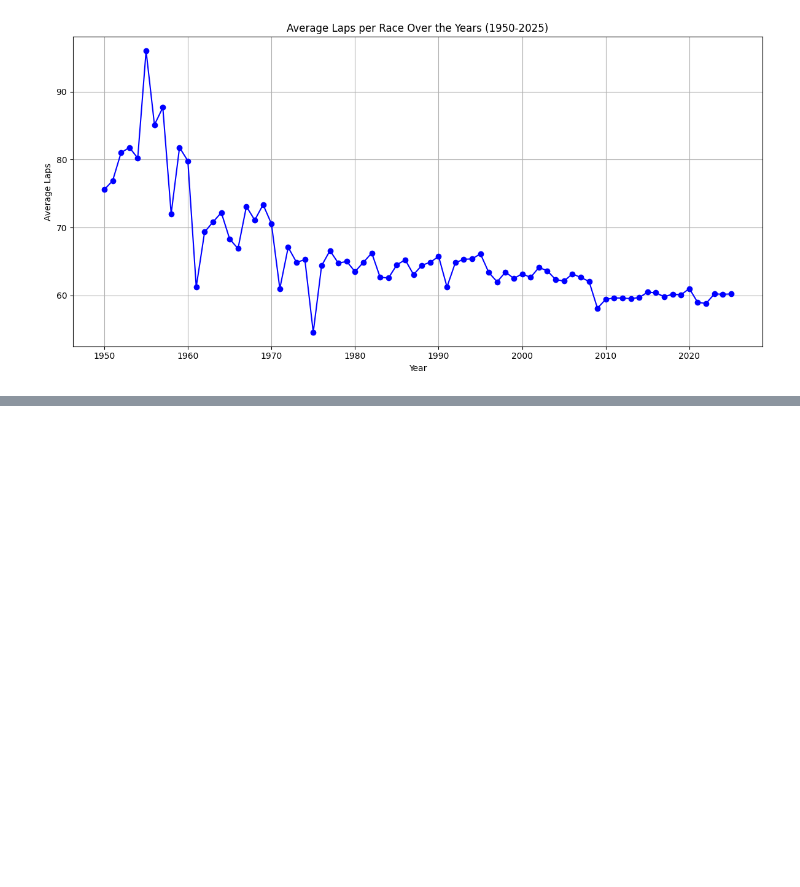
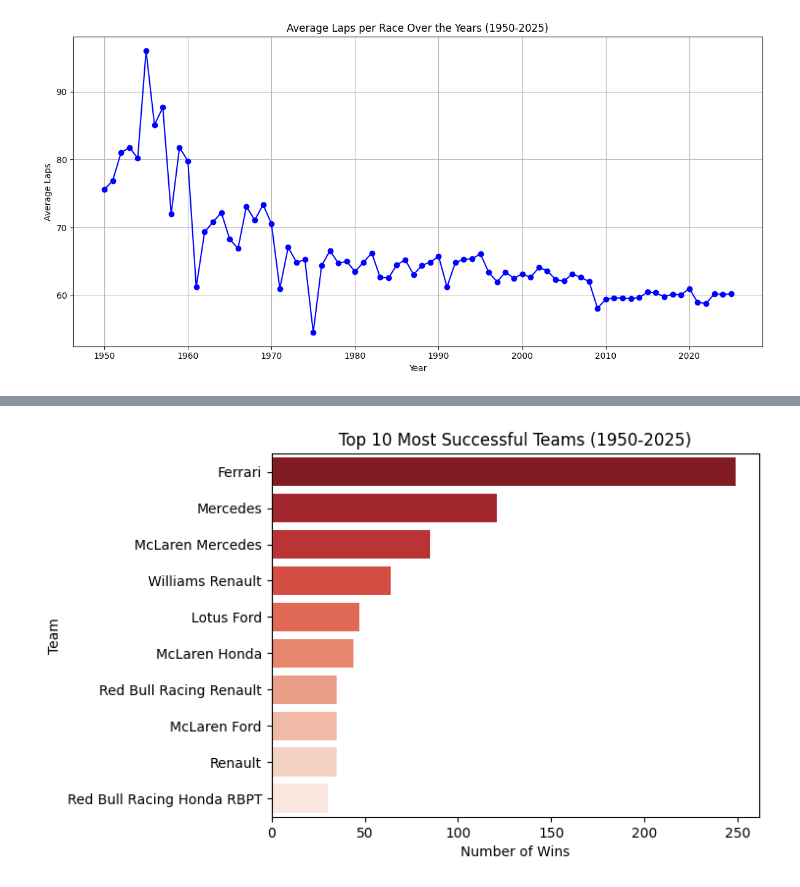
Before and after one commit to kxrrym03/Formula1-Analysis-, a Jupyter notebook: Formula1.ipynb, the cells around one changed output, grey strips where cells are left out. Drawn from its saved outputs; the diff is of its cells as text; code cells hidden in the pictures; blank space fills up the shorter version.

```diff
--- a/Formula1.ipynb
+++ b/Formula1.ipynb
@@ -155,0 +194,12 @@ plt.show()
+# %%
+# Most successful teams
+team_wins = df['team'].value_counts().head(10)
+
+plt.figure()
+sns.barplot(x=team_wins.values, y=team_wins.index, palette="Reds_r")
+plt.title("Top 10 Most Successful Teams (1950-2025)")
+plt.xlabel("Number of Wins")
+plt.ylabel("Team")
+plt.show()
+# %% [output]
+[figure, added]
```
Also changed, not shown: parts of 10 cells of this notebook.
